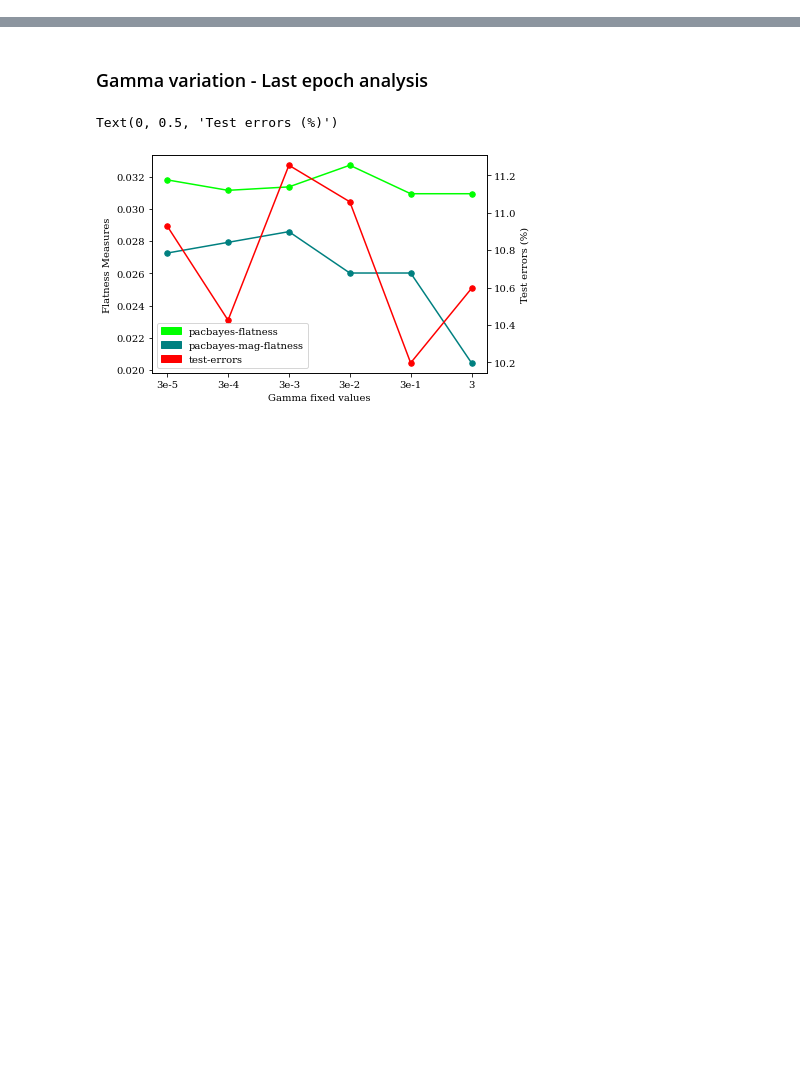
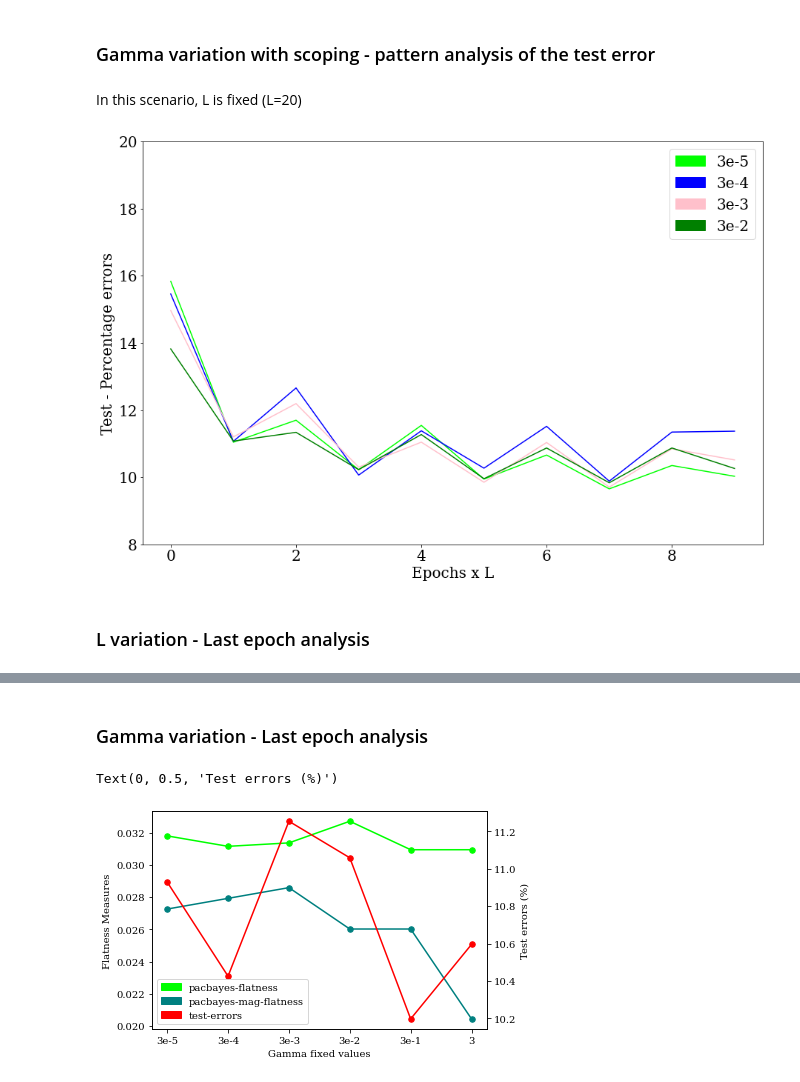
Before and after one commit to melissamcarvalho/entropy-sgd-reproduction, a Jupyter notebook: notebooks/1_plots_final_experiment.ipynb, the cells around one changed output, grey strips where cells are left out. Drawn from its saved outputs; the diff is of its cells as text; code cells hidden in the pictures; blank space fills up the shorter version.

```diff
--- a/notebooks/1_plots_final_experiment.ipynb
+++ b/notebooks/1_plots_final_experiment.ipynb
@@ -34,0 +112,15 @@ def associate_right_value(L_order, current_dict, tags):
+# %% [markdown]
+### Gamma variation with scoping - pattern analysis of the test error
+# %% [markdown]
+In this scenario, L is fixed (L=20)
+# %%
+test_errors = glob.glob('../WANDB_RESULTS/Gammavariation_seed51_L20_lrdecay_scoping/test_errors/**')
+general_plot(test_errors,
+             ['3e-5', '3e-4', '3e-3', '3e-2'],
+              ['lime', 'blue', 'pink', 'green'], 0, 1,
+                'Test - Percentage errors', 'Epochs x L',
+               fontsize=20, font='serif', figsize=(15, 10), bottom=8, top=20)
+# %% [output]
+[figure, added]
+# %% [markdown]
+### L variation - Last epoch analysis
```
Also changed, not shown: parts of 30 cells of this notebook.
